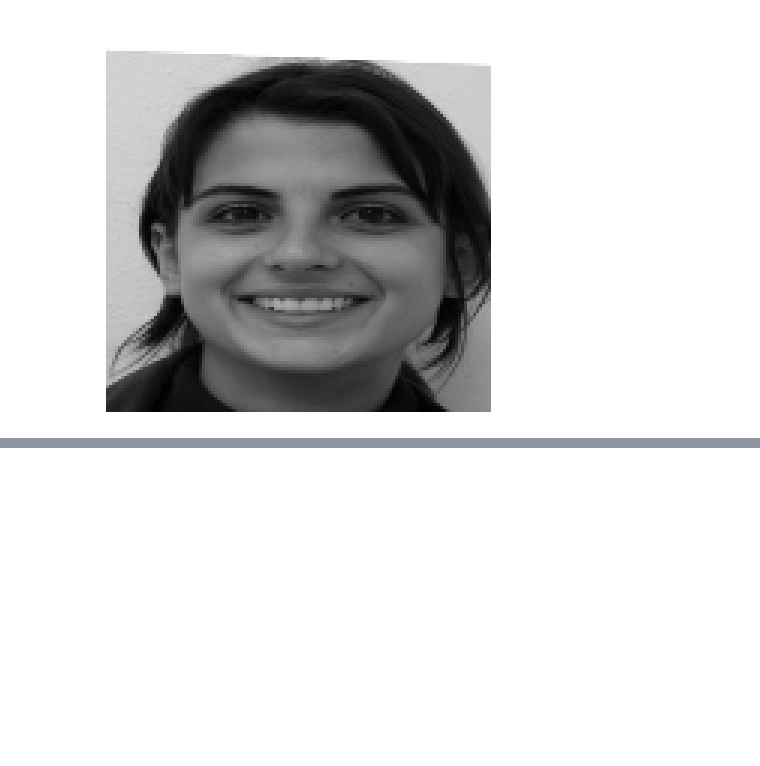
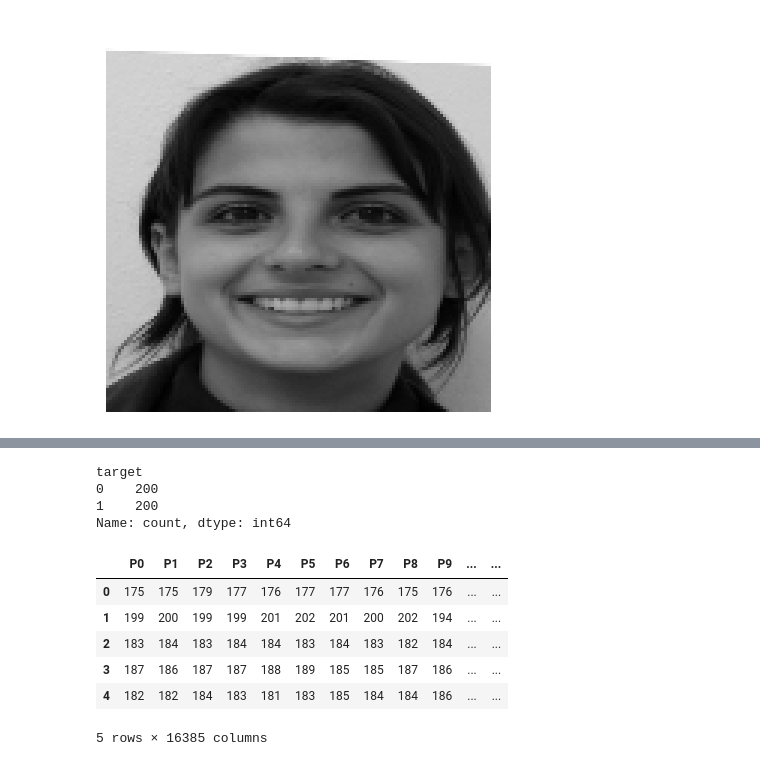
Before and after one commit to samgott123/GB_500-RNP_Analise-, a Jupyter notebook: Execise_2.ipynb, the cells around one changed output, grey strips where cells are left out. Cells and saved outputs as stored; diff of their text form; code cells hidden in the pictures; blank space fills up the shorter version.

```diff
--- a/Execise_2.ipynb
+++ b/Execise_2.ipynb
@@ -76,0 +88,7 @@ visualizar_imagen(X[indice], img_height, img_width)
+# %%
+df.value_counts(subset='target')
+# %% [output]
+target
+0    200
+1    200
+Name: count, dtype: int64
@@ -76,0 +98,10 @@ visualizar_imagen(X[indice], img_height, img_width)
+# %%
+df.head()
+# %% [output]
+|  | P0 | P1 | P2 | P3 | P4 | P5 | P6 | P7 | P8 | P9 | ... | ... |
+| 0 | 175 | 175 | 179 | 177 | 176 | 177 | 177 | 176 | 175 | 176 | ... | ... |
+| 1 | 199 | 200 | 199 | 199 | 201 | 202 | 201 | 200 | 202 | 194 | ... | ... |
+| 2 | 183 | 184 | 183 | 184 | 184 | 183 | 184 | 183 | 182 | 184 | ... | ... |
+| 3 | 187 | 186 | 187 | 187 | 188 | 189 | 185 | 185 | 187 | 186 | ... | ... |
+| 4 | 182 | 182 | 184 | 183 | 181 | 183 | 185 | 184 | 184 | 186 | ... | ... |
+5 rows × 16385 columns
```
Also changed, not shown: parts of 15 cells of this notebook.
